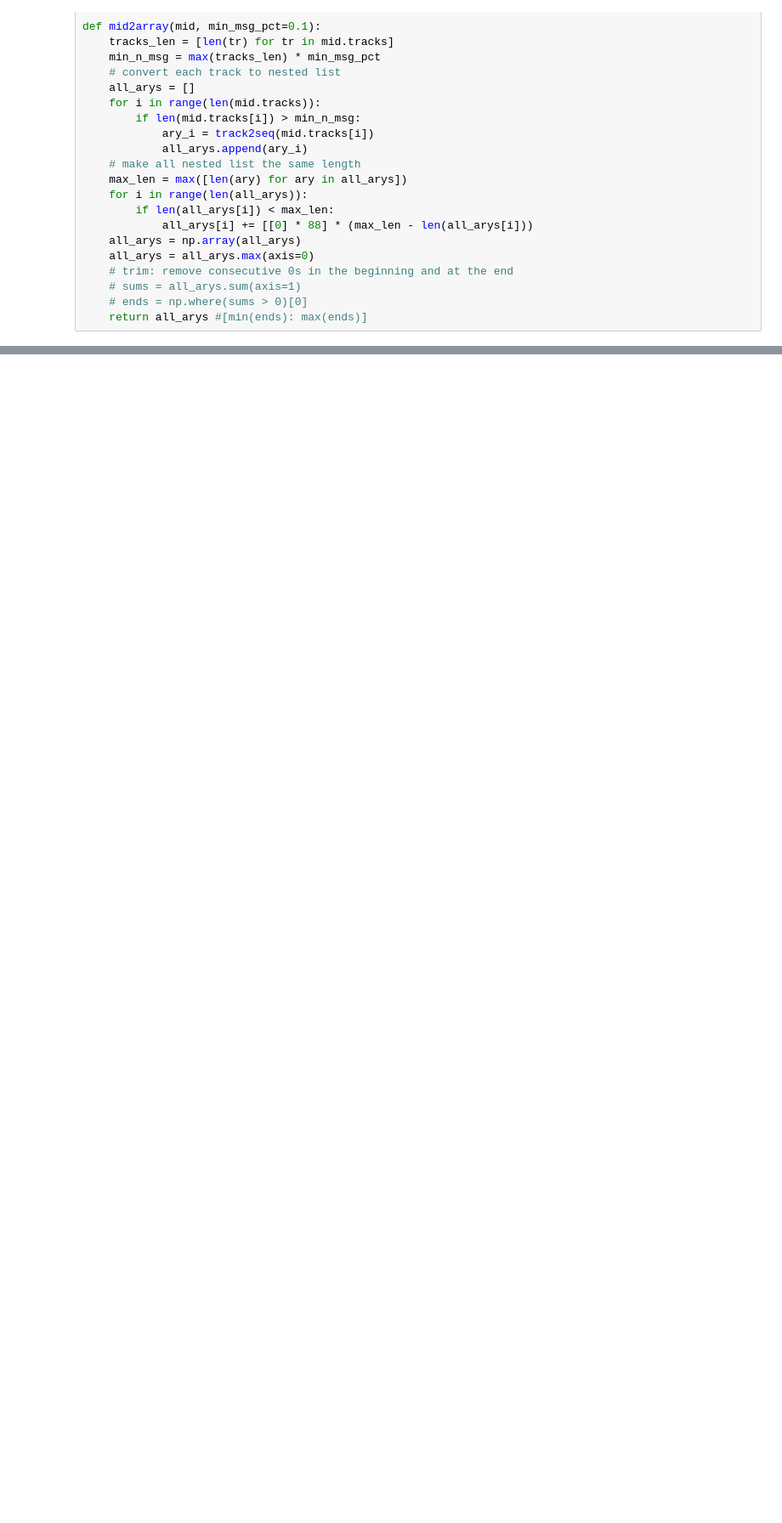
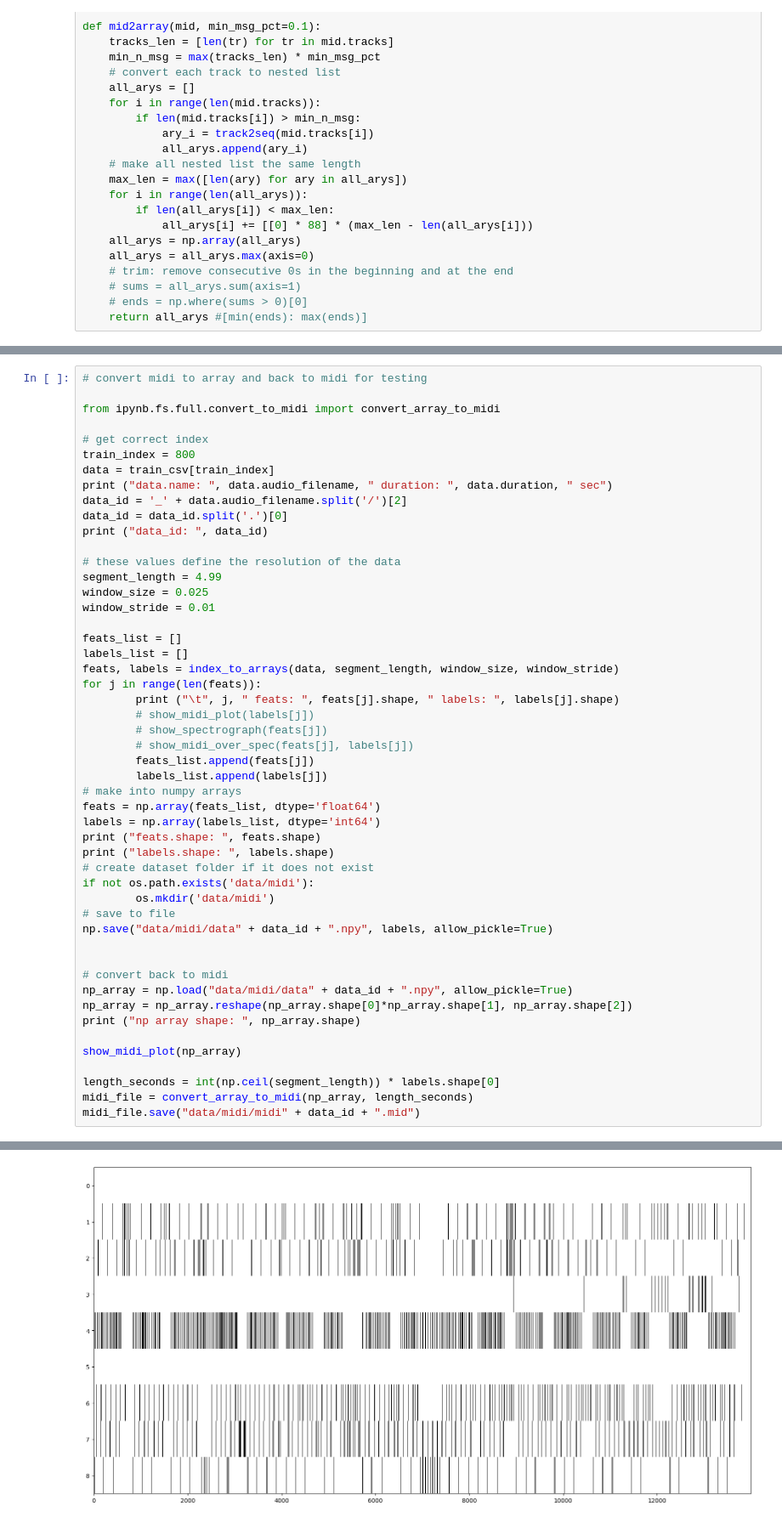
Before and after one commit to zacswolf/SLT-Final-Project, a Jupyter notebook: dataset_creation.ipynb, the cells around one changed output, grey strips where cells are left out. Shown at 85% size. Drawn from its saved outputs; the diff is of its cells as text; blank space fills up the shorter version.

Commit message:
added new convert_to_midi file and modified dataset creation file

```diff
--- a/dataset_creation.ipynb
+++ b/dataset_creation.ipynb
@@ -418,3 +400,54 @@ def index_to_arrays(csv_index):
     #print ("labels: ", labels_list.shape)
 
     return feats_list , labels_list
+# %%
+# convert midi to array and back to midi for testing
+
+from ipynb.fs.full.convert_to_midi import convert_array_to_midi
+
+# get correct index
+train_index = 800
+data = train_csv[train_index]
+print ("data.name: ", data.audio_filename, " duration: ", data.duration, " sec")
+data_id = '_' + data.audio_filename.split('/')[2]
+data_id = data_id.split('.')[0]
+print ("data_id: ", data_id)
+
+# these values define the resolution of the data
+segment_length = 4.99
+window_size = 0.025
+window_stride = 0.01
+
+feats_list = []
+labels_list = []
+feats, labels = index_to_arrays(data, segment_length, window_size, window_stride)
+for j in range(len(feats)):
+        print ("\t", j, " feats: ", feats[j].shape, " labels: ", labels[j].shape)
+        # show_midi_plot(labels[j])
+        # show_spectrograph(feats[j])
+        # show_midi_over_spec(feats[j], labels[j])
+        feats_list.append(feats[j])
+        labels_list.append(labels[j])
+# make into numpy arrays
+feats = np.array(feats_list, dtype='float64')
+labels = np.array(labels_list, dtype='int64')
+print ("feats.shape: ", feats.shape)
+print ("labels.shape: ", labels.shape)
+# create dataset folder if it does not exist
+if not os.path.exists('data/midi'):
+        os.mkdir('data/midi')
+# save to file
+np.save("data/midi/data" + data_id + ".npy", labels, allow_pickle=True)
+
+
+# convert back to midi
+np_array = np.load("data/midi/data" + data_id + ".npy", allow_pickle=True)
+np_array = np_array.reshape(np_array.shape[0]*np_array.shape[1], np_array.shape[2])
+print ("np array shape: ", np_array.shape)
+
+show_midi_plot(np_array)
+
+length_seconds = int(np.ceil(segment_length)) * labels.shape[0]
+midi_file = convert_array_to_midi(np_array, length_seconds)
+midi_file.save("data/midi/midi" + data_id + ".mid")
+# %% [output]
@@ -421,3 +471,4 @@ def index_to_arrays(csv_index):
+[figure, added]
 # %%
 # 3.0 run dataset creation loops - save to file
 
```
Also changed, not shown: parts of 4 cells of this notebook, 1 other file.
